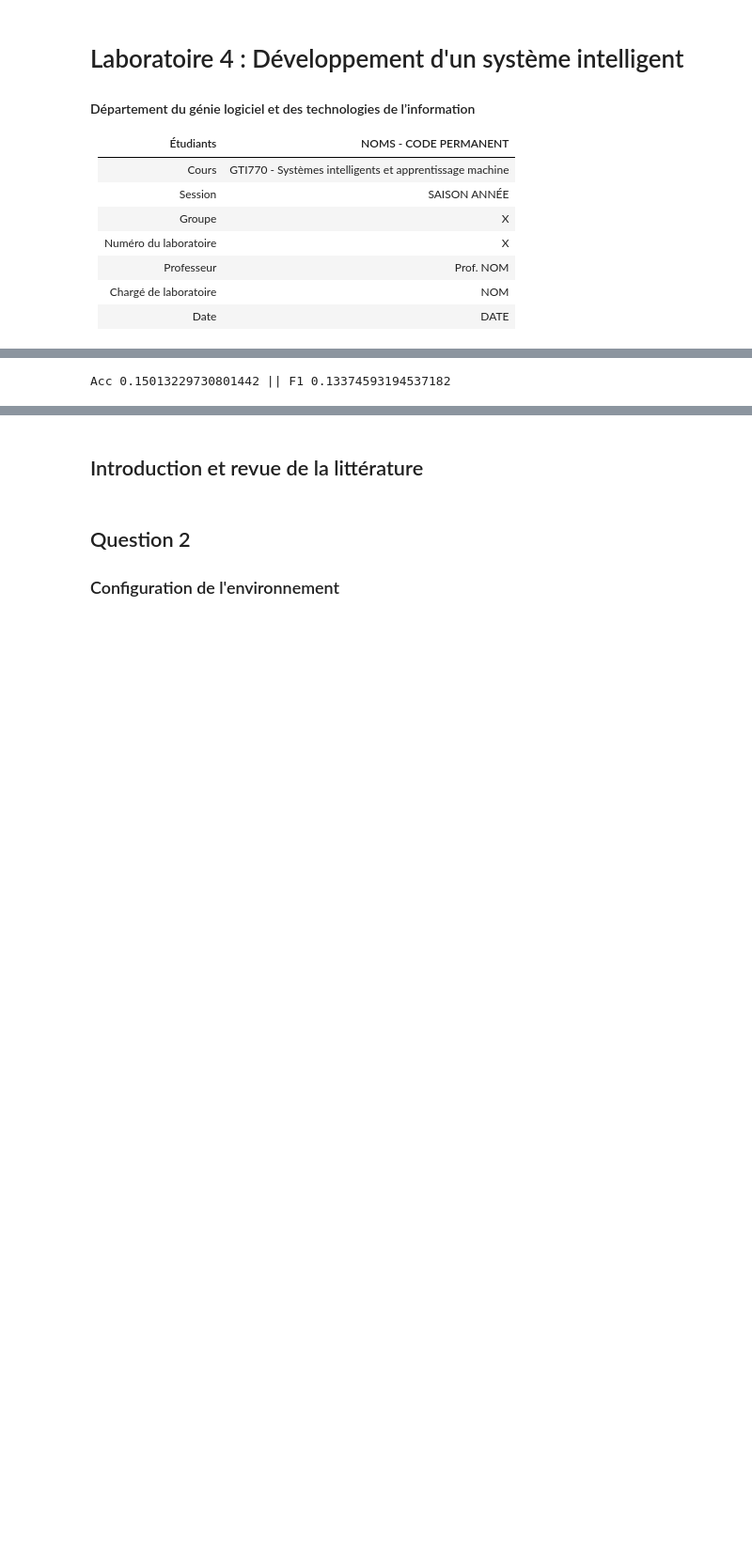
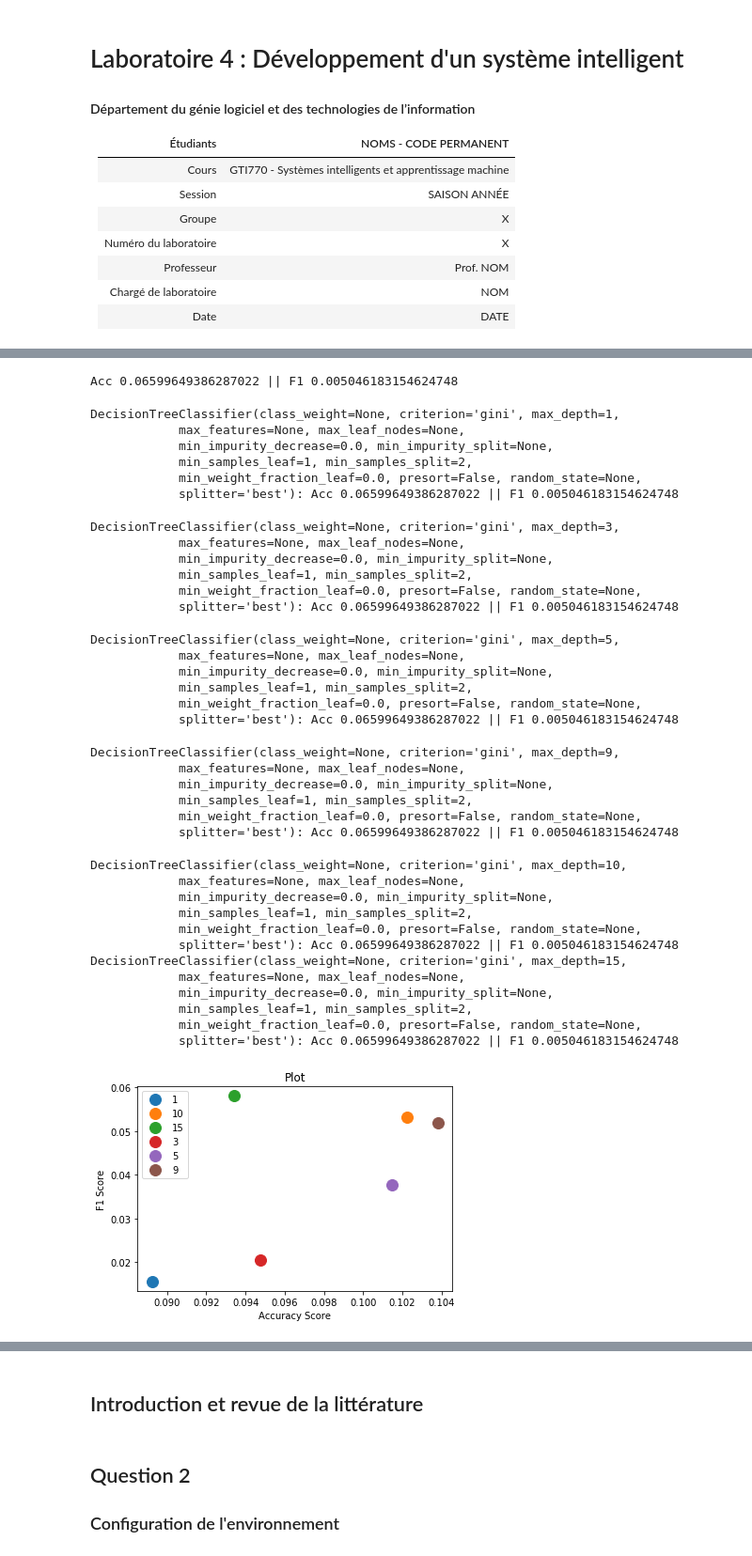
Before and after one commit to DrunkReaperMatt/gti770-student-framework, a Jupyter notebook: GTI770-TP04.ipynb, the cells around one changed output, grey strips where cells are left out. Shown: that part at 94% size. Saved outputs shown, nothing was run; the diff lists cells and outputs as text; code cells hidden in the pictures; blank space fills up the shorter version.

```diff
--- a/GTI770-TP04.ipynb
+++ b/GTI770-TP04.ipynb
@@ -57,8 +57,8 @@ trainX = train.values
 from sklearn.discriminant_analysis import LinearDiscriminantAnalysis
 from sklearn.decomposition import PCA
 
-lda = LinearDiscriminantAnalysis(solver='lsqr', shrinkage=1)
-pca = PCA(n_components=200 , svd_solver='auto')
+lda = LinearDiscriminantAnalysis(solver='eigen', shrinkage=1)
+pca = PCA(n_components=.98 , svd_solver='auto')
 
-#lda.fit(X, Y)
-X_shrunk = pca.fit_transform(X, Y)
+xlda=lda.fit_transform(X, Y)
+X_shrunk = pca.fit_transform(mmsX, Y)
@@ -89,11 +77,61 @@ clf1 = stuff.Distance(15)
 #clf3 = stuff.RBF()
 #estimators = [('Knn', clf1),('Bayes', clf2),('SVM', clf3)]
 # %%
-knnAcc = stuff.AccuracyScore(clf1, X_shrunk, Y)
-knnF1  = stuff.F1Score(clf1, X_shrunk, Y)
+knnAcc = stuff.AccuracyScore(stuff.Bernoulli(), xlda, Y)
+knnF1  = stuff.F1Score(stuff.Bernoulli(), xlda, Y)
+print('Acc {0} || F1 {1}'.format(knnAcc, knnF1))
 
 #stuff.Vote(X, Y, trainX, estimators)
+# %% [output]
+Acc 0.06599649386287022 || F1 0.005046183154624748
-# %%
-print('Acc {0} || F1 {1}'.format(knnAcc, knnF1))
-# %% [output]
-Acc 0.15013229730801442 || F1 0.13374593194537182
+# %%
+clfs = [stuff.DepthK(1), stuff.DepthK(3), stuff.DepthK(5), stuff.DepthK(9), stuff.DepthK(10), stuff.DepthK(15)]
+dtAcc = []
+dtF1 = []
+
+for clf in clfs:
+    acc = stuff.AccuracyScore(clf, xlda, Y)
+    f1 = stuff.F1Score(clf, xlda, Y)
+    print('{2}: Acc {0} || F1 {1}'.format(knnAcc, knnF1, clf))
+    dtAcc.append(acc)
+    dtF1.append(f1)
+
+trh.PrintPlot(dtAcc, dtF1, ['1','3','5','9','10','15'])
+# %% [output]
+DecisionTreeClassifier(class_weight=None, criterion='gini', max_depth=1,
+            max_features=None, max_leaf_nodes=None,
+            min_impurity_decrease=0.0, min_impurity_split=None,
+            min_samples_leaf=1, min_samples_split=2,
+            min_weight_fraction_leaf=0.0, presort=False, random_state=None,
+            splitter='best'): Acc 0.06599649386287022 || F1 0.005046183154624748
+DecisionTreeClassifier(class_weight=None, criterion='gini', max_depth=3,
+            max_features=None, max_leaf_nodes=None,
+            min_impurity_decrease=0.0, min_impurity_split=None,
+            min_samples_leaf=1, min_samples_split=2,
+            min_weight_fraction_leaf=0.0, presort=False, random_state=None,
+            splitter='best'): Acc 0.06599649386287022 || F1 0.005046183154624748
+DecisionTreeClassifier(class_weight=None, criterion='gini', max_depth=5,
+            max_features=None, max_leaf_nodes=None,
+            min_impurity_decrease=0.0, min_impurity_split=None,
+            min_samples_leaf=1, min_samples_split=2,
+            min_weight_fraction_leaf=0.0, presort=False, random_state=None,
+            splitter='best'): Acc 0.06599649386287022 || F1 0.005046183154624748
+DecisionTreeClassifier(class_weight=None, criterion='gini', max_depth=9,
+            max_features=None, max_leaf_nodes=None,
+            min_impurity_decrease=0.0, min_impurity_split=None,
+            min_samples_leaf=1, min_samples_split=2,
+            min_weight_fraction_leaf=0.0, presort=False, random_state=None,
+            splitter='best'): Acc 0.06599649386287022 || F1 0.005046183154624748
+DecisionTreeClassifier(class_weight=None, criterion='gini', max_depth=10,
+            max_features=None, max_leaf_nodes=None,
+            min_impurity_decrease=0.0, min_impurity_split=None,
+            min_samples_leaf=1, min_samples_split=2,
+            min_weight_fraction_leaf=0.0, presort=False, random_state=None,
+            splitter='best'): Acc 0.06599649386287022 || F1 0.005046183154624748
+DecisionTreeClassifier(class_weight=None, criterion='gini', max_depth=15,
+            max_features=None, max_leaf_nodes=None,
+            min_impurity_decrease=0.0, min_impurity_split=None,
+            min_samples_leaf=1, min_samples_split=2,
+            min_weight_fraction_leaf=0.0, presort=False, random_state=None,
+            splitter='best'): Acc 0.06599649386287022 || F1 0.005046183154624748
+[figure, added]
```
Also changed, not shown: parts of 7 cells of this notebook, 1 other file.
